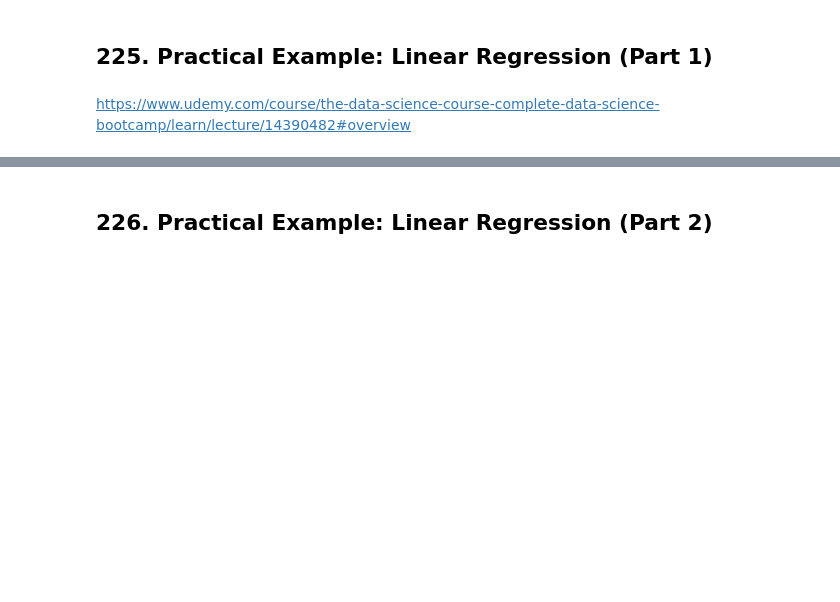
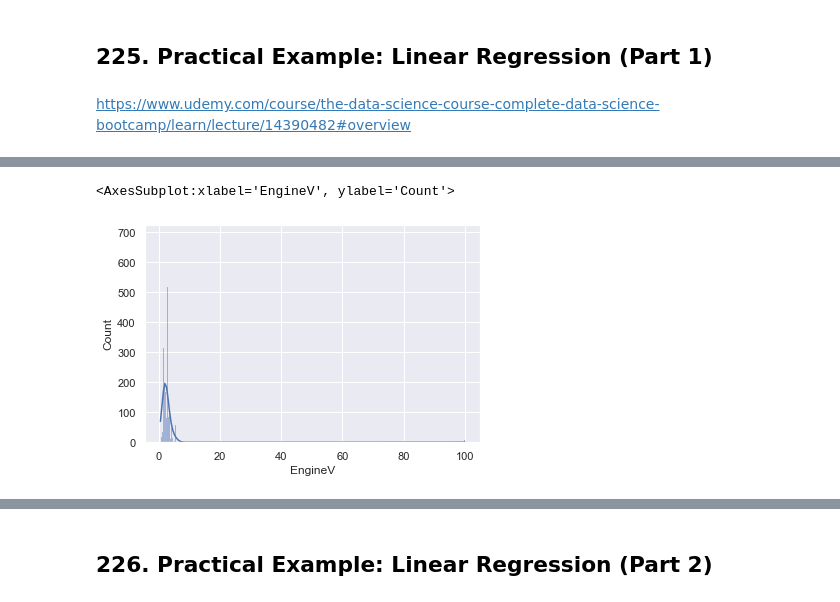
Before and after one commit to Mrchmdani/Mrchmdani, a Jupyter notebook: MyLearning/Udemy/The Data Science Course 2022 - Complete Data Science Bootcamp/Udemy - Complete Data Science Bootcamp - Part5 - Advanced Statistical Methods in Pthon.ipynb, the cells around one changed output, grey strips where cells are left out. Saved outputs shown, nothing was run; the diff lists cells and outputs as text; code cells hidden in the pictures; blank space fills up the shorter version.

```diff
--- a/MyLearning/Udemy/The Data Science Course 2022 - Complete Data Science Bootcamp/Udemy - Complete Data Science Bootcamp - Part5 - Advanced Statistical Methods in Pthon.ipynb
+++ b/MyLearning/Udemy/The Data Science Course 2022 - Complete Data Science Bootcamp/Udemy - Complete Data Science Bootcamp - Part5 - Advanced Statistical Methods in Pthon.ipynb
@@ -2026,0 +2259,7 @@ https://www.udemy.com/course/the-data-science-course-complete-data-science-bootc
+# %%
+# 'EngineV' outlier
+
+sns.histplot(data_no_mv['EngineV'], kde=True)
+# %% [output]
+<AxesSubplot:xlabel='EngineV', ylabel='Count'>
+[figure, added]
```
Also changed, not shown: parts of 53 cells of this notebook, 20 other files.
